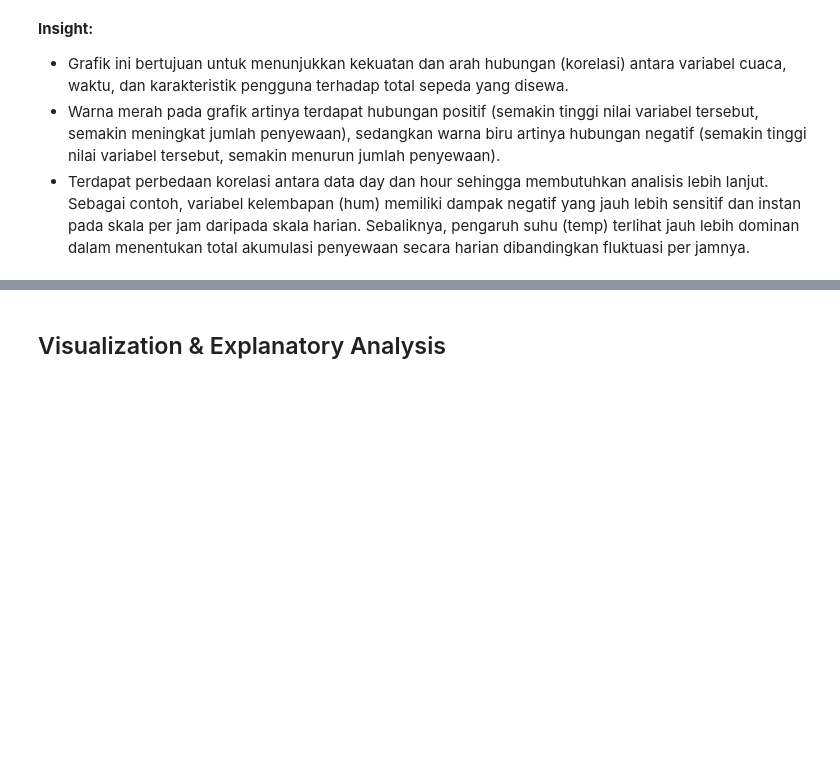
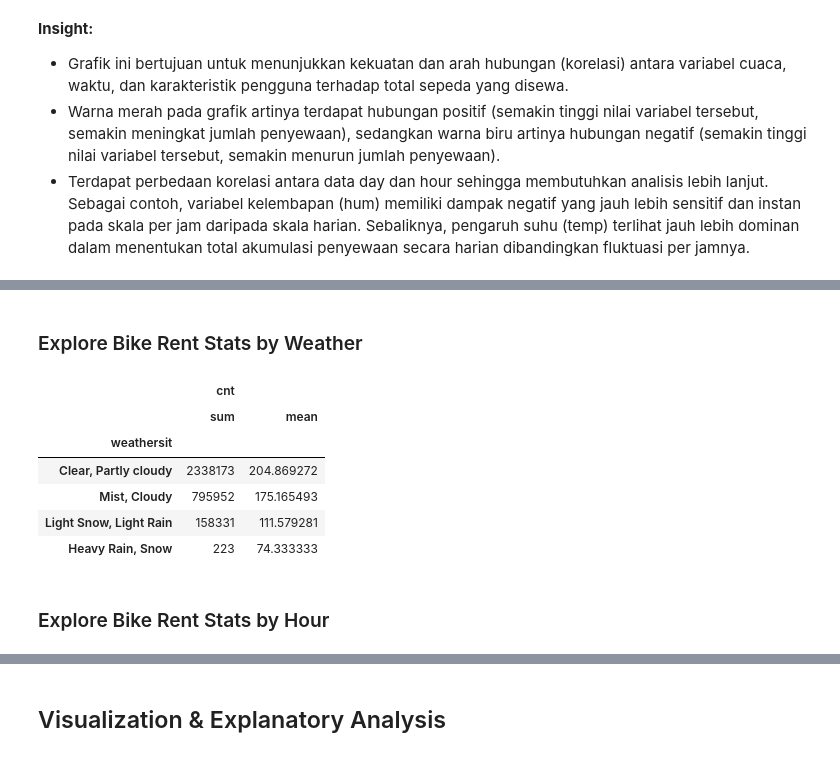
Before and after one commit to rajasmdra/bike-sharing-analysis, a Jupyter notebook: Proyek_Analisis_Data.ipynb, the cells around one changed output, grey strips where cells are left out. Drawn from its saved outputs; the diff is of its cells as text; code cells hidden in the pictures; blank space fills up the shorter version.

```diff
--- a/Proyek_Analisis_Data.ipynb
+++ b/Proyek_Analisis_Data.ipynb
@@ -368,0 +397,16 @@ plt.show()
+# %% [markdown]
+### Explore Bike Rent Stats by Weather
+# %%
+hour_df.groupby('weathersit').agg({
+    'cnt': ['sum', 'mean']
+}).sort_values(('cnt', 'sum'), ascending=False)
+# %% [output]
+|  | cnt |  |
+|  | sum | mean |
+| weathersit |  |  |
+| Clear, Partly cloudy | 2338173 | 204.869272 |
+| Mist, Cloudy | 795952 | 175.165493 |
+| Light Snow, Light Rain | 158331 | 111.579281 |
+| Heavy Rain, Snow | 223 | 74.333333 |
+# %% [markdown]
+### Explore Bike Rent Stats by Hour
```
Also changed, not shown: parts of 11 cells of this notebook.
